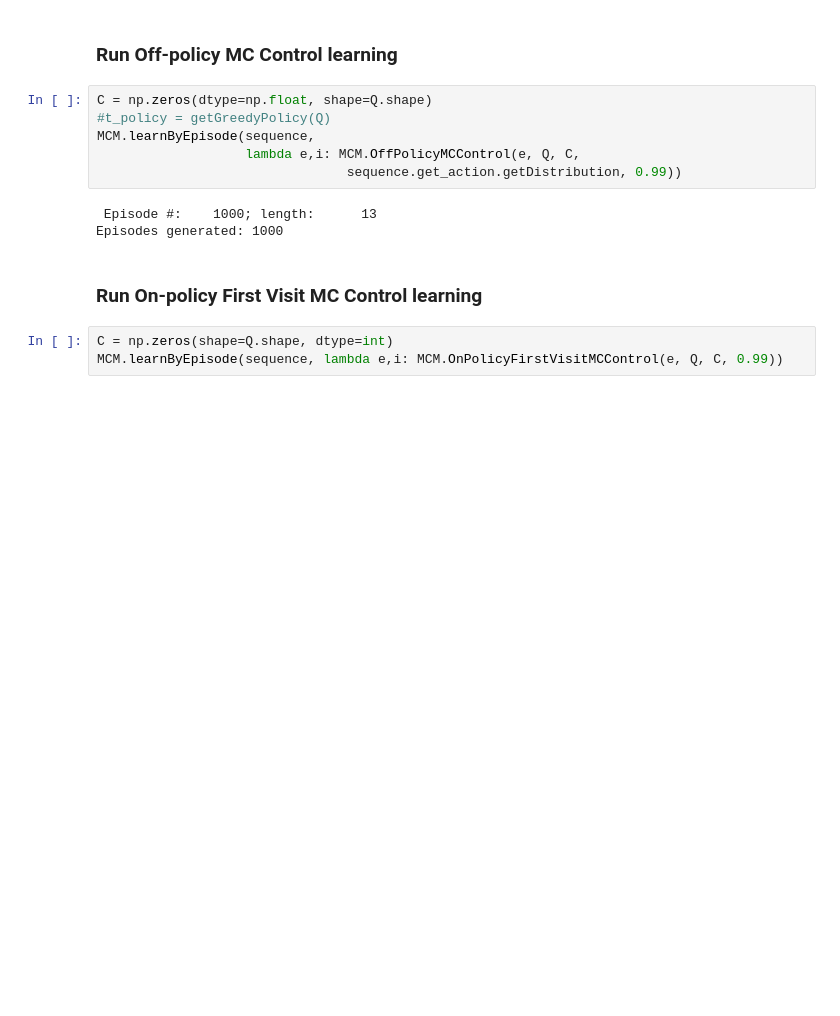
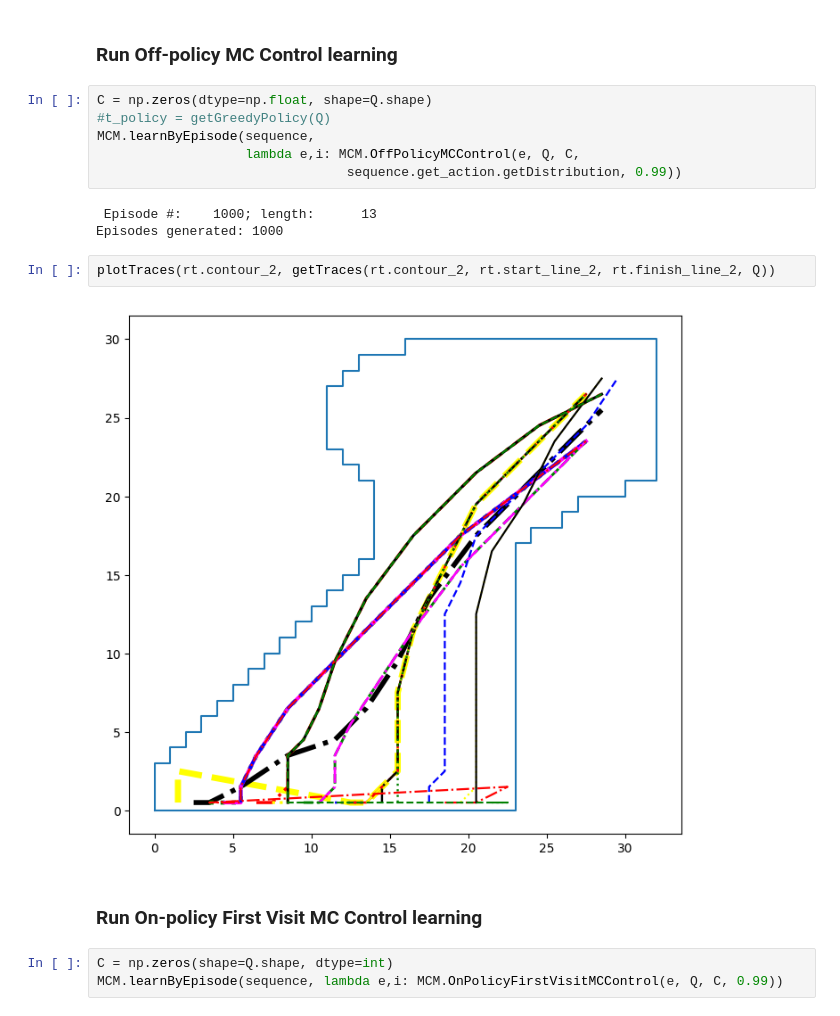
Before and after one commit to muarvyn/SuttonBartoRLBook.exercise, a Jupyter notebook: Racetrack/Exercise 5.12.ipynb, the cells around one changed output. Cells and saved outputs as stored; diff of their text form; blank space fills up the shorter version.

Commit message:
Improved plotting of traces.

```diff
--- a/Racetrack/Exercise 5.12.ipynb
+++ b/Racetrack/Exercise 5.12.ipynb
@@ -50,6 +50,10 @@ MCM.learnByEpisode(sequence,
 # %% [output]
  Episode #:    1000; length:      13
 Episodes generated: 1000
+# %%
+plotTraces(rt.contour_2, getTraces(rt.contour_2, rt.start_line_2, rt.finish_line_2, Q))
+# %% [output]
+[figure, added]
 # %% [markdown]
 ### Run On-policy First Visit MC Control learning
 # %%
```
Also changed, not shown: parts of 8 cells of this notebook.
